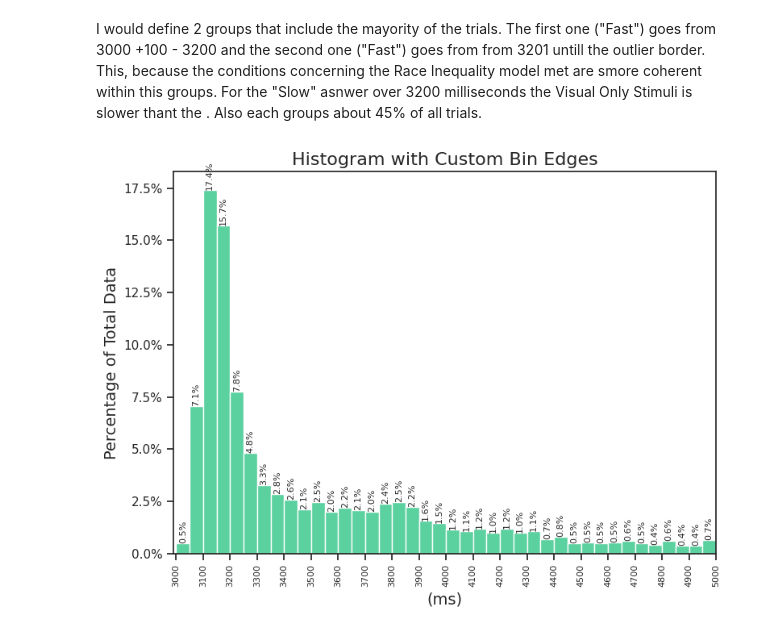
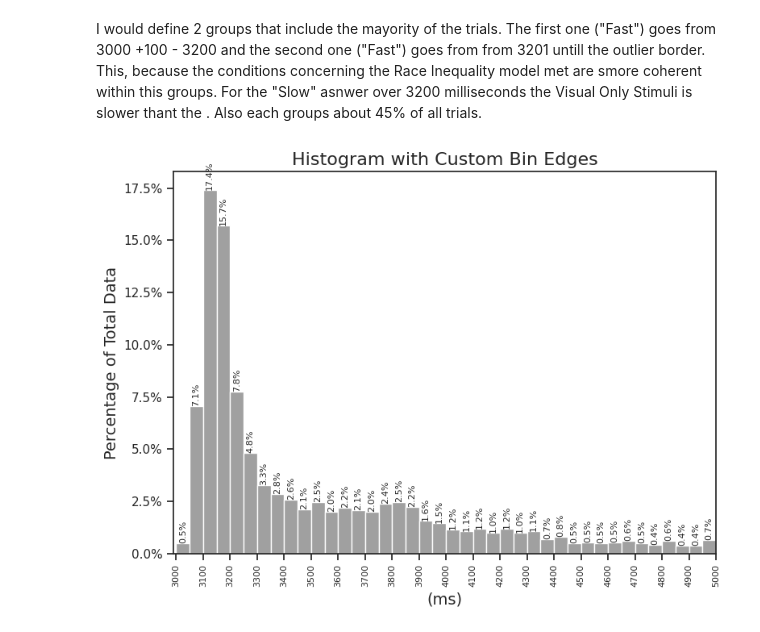
Before and after one commit to BenjaminDupre/m-b_thesis, a Jupyter notebook: Analysis/Analysis..ipynb, the cells around one changed output. Cells and saved outputs as stored; diff of their text form; code cells hidden in the pictures.

```diff
--- a/Analysis/Analysis..ipynb
+++ b/Analysis/Analysis..ipynb
@@ -1797,32 +1797,32 @@ import numpy as np
 bin_edges = range(3000, int(work_df_no_outl['time_ms'].max()) + 100, 50)
 
 # Create the histogram with custom bin edges
 plt.figure(figsize=(8, 6))
-ax = sns.histplot(data=work_df_no_outl, x='time_ms', bins=bin_edges, stat='percent', color='#26C281')
+ax = sns.histplot(data=work_df_no_outl, x='time_ms', bins=bin_edges, stat='percent', color='grey')
 
 # Customize the number of x-tick labels
 plt.xticks(np.arange(3000, work_df_no_outl['time_ms'].max() + 100, 100), fontsize=8, rotation=90)
 
 # Format y-axis labels as percentages with one decimal place
 ax.yaxis.set_major_formatter(plt.FuncFormatter(lambda x, _: f'{x:.1f}%'))
 
 # Add labels to the x and y axes
 plt.xlabel('(ms)', fontsize=14)
 plt.ylabel('Percentage of Total Data', fontsize=14)
 
 # Cut axis
 plt.xlim(3000-10, 5000)
 
 # Add text with the percentage on top of each bar
 for bar in ax.patches:
     percentage = bar.get_height()
     ax.annotate(f'{percentage:.1f}%',
                 (bar.get_x() + bar.get_width() / 2, bar.get_height()),
                 ha='center', va='bottom', fontsize=8, rotation=90)
 
 
 plt.title('Histogram with Custom Bin Edges', fontsize=16)
 plt.tight_layout()
 plt.show()
 # %% [output]
-[figure, old version]
+[figure, new version]
```
Also changed, not shown: parts of 3 cells of this notebook, 12 other files.
